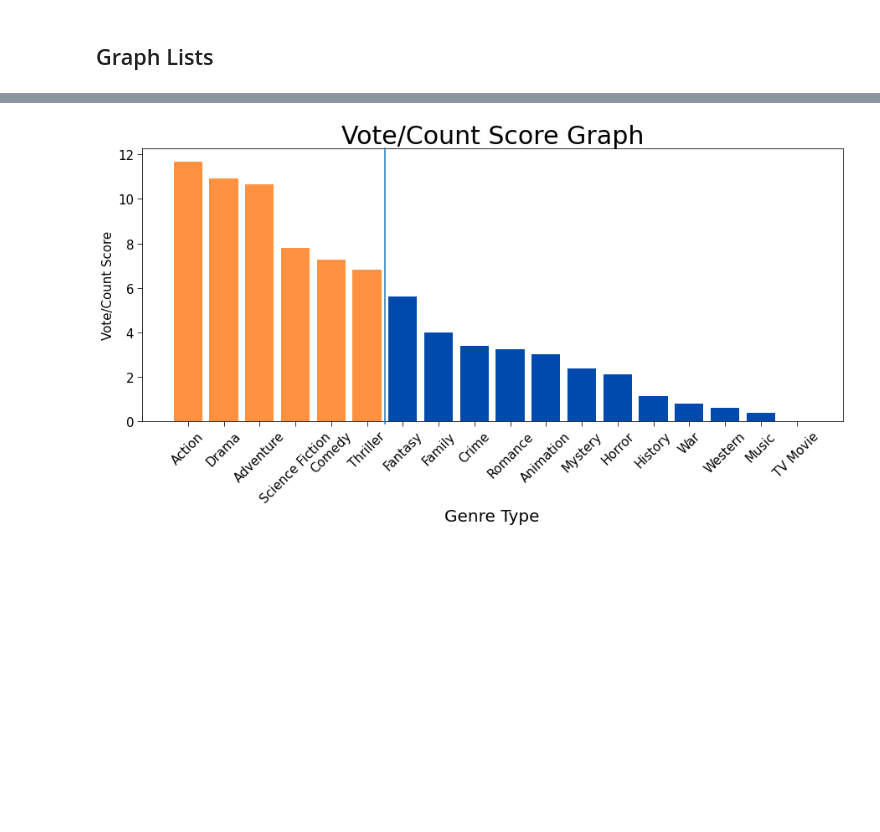
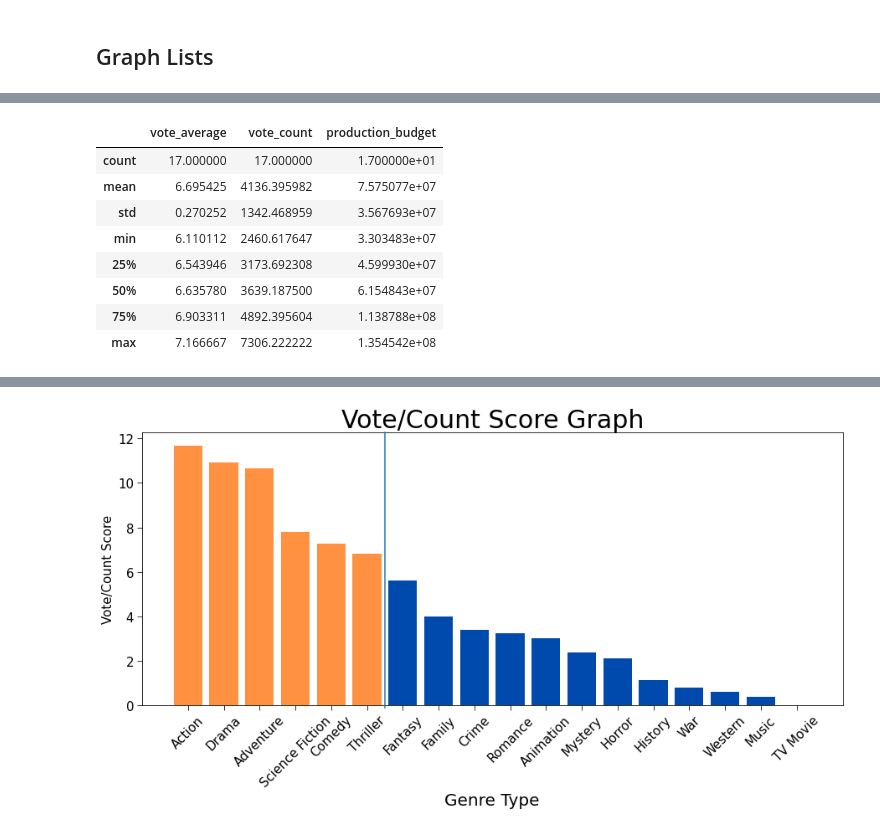
Before and after one commit to Co-nn/Movie-Analysis-Project, a Jupyter notebook: Main.ipynb, the cells around one changed output, grey strips where cells are left out. Saved outputs shown, nothing was run; the diff lists cells and outputs as text; code cells hidden in the pictures; blank space fills up the shorter version.

```diff
--- a/Main.ipynb
+++ b/Main.ipynb
@@ -176,0 +295,12 @@ los = ["$0", "$20 Million", "$40 Million", "$60 Million", "$80 Million", "$100 M
+# %%
+top_gm_genre_avg.describe()
+# %% [output]
+|  | vote_average | vote_count | production_budget |
+| count | 17.000000 | 17.000000 | 1.700000e+01 |
+| mean | 6.695425 | 4136.395982 | 7.575077e+07 |
+| std | 0.270252 | 1342.468959 | 3.567693e+07 |
+| min | 6.110112 | 2460.617647 | 3.303483e+07 |
+| 25% | 6.543946 | 3173.692308 | 4.599930e+07 |
+| 50% | 6.635780 | 3639.187500 | 6.154843e+07 |
+| 75% | 6.903311 | 4892.395604 | 1.138788e+08 |
+| max | 7.166667 | 7306.222222 | 1.354542e+08 |
```
Also changed, not shown: parts of 23 cells of this notebook, 1 other file.
